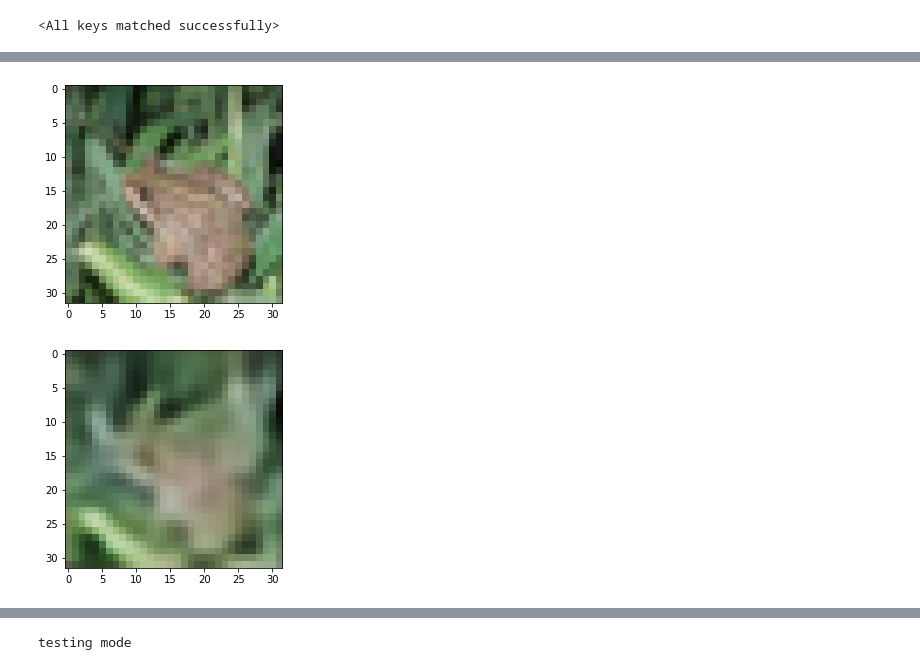
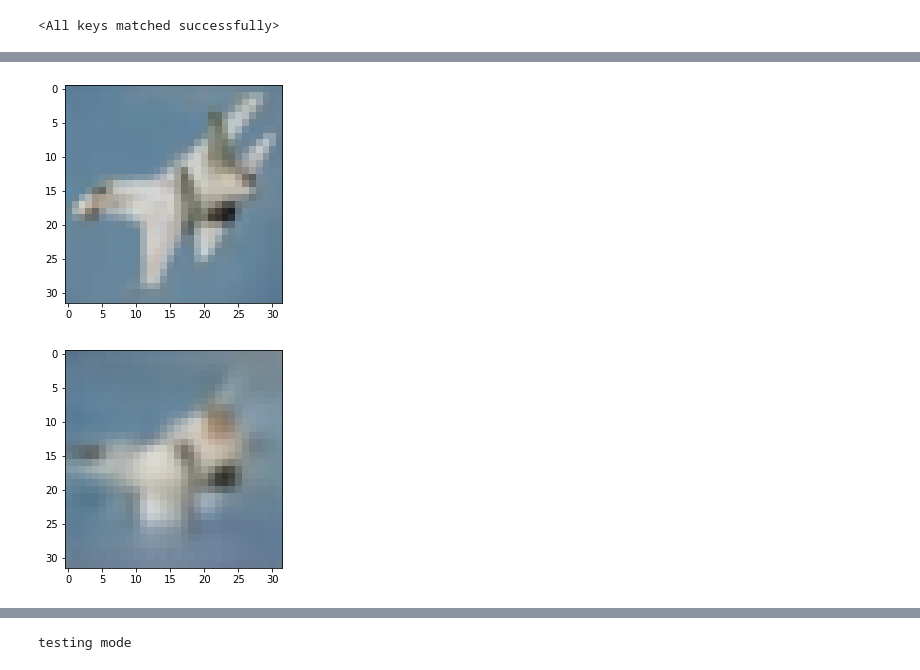
Before and after one commit to NewXericHorizon/ECE114514_Project, a Jupyter notebook: test_cifar.ipynb, the cells around one changed output, grey strips where cells are left out. Cells and saved outputs as stored; diff of their text form; code cells hidden in the pictures.

```diff
--- a/test_cifar.ipynb
+++ b/test_cifar.ipynb
@@ -193,9 +159,10 @@ def test(vae_model, c_model, source_model, channel=128, lr=0.01, num=50):
 source_model = WideResNet().to(device)
 # source_model_path = './blackbox_pgd_model/model-wideres-epoch76.pt'
 vae_model = wide_VAE(zDim=256, channel=[16,80,160]).to(device)
-c_model = classifier(input_dim = 160).to(device)
-vae_model_path = './model-checkpoint/cifar-vae-model-130.pt'
-c_model_path = './model-checkpoint/cifar-c-model-130.pt'
+c_model = classifier(input_dim = 160, channel=[160, 256]).to(device)
+
+vae_model_path = './model-checkpoint/cifar-vae-model-100.pt'
+c_model_path = './model-checkpoint/cifar-c-model-100.pt'
 # source_model.load_state_dict(torch.load(source_model_path))
 vae_model.load_state_dict(torch.load(vae_model_path))
 c_model.load_state_dict(torch.load(c_model_path))
@@ -210,4 +177,4 @@ def show_image(x, idx):
     fig = plt.figure()
     plt.imshow(transforms.ToPILImage()(x[idx]))
 # %%
-logit, logit_adv,logit_nat_new, logit_adv_new, target,x,x_new,x_adv,x_adv_new = test(vae_model, c_model, source_model, channel=160, lr=0.01, num=100)
+logit, logit_adv,logit_nat_new, logit_adv_new, target,x,x_new,x_adv,x_adv_new = test(vae_model, c_model, source_model, channel=160, lr=0.01, num=200)
@@ -247,13 +215,16 @@ tensor([-16.4618, -28.0625, -12.7587,  -7.7066,  -6.6621,  18.3913, -14.4558,
        grad_fn=<SelectBackward0>)
 # %%
+for data, target in test_loader:
+    x = data.to(device)
+    break
 x_hat,_,_,x_ = vae_model(x)
 # %%
-idex = 4
-show_image(x, idx=idex)
+idx = 10
+show_image(x, idx=idx)
 # %% [output]
-[figure, old version]
+[figure, new version]
 # %%
-show_image(x_hat, idx=idex)
+show_image(x_hat, idx=idx)
 # %% [output]
-[figure, old version]
+[figure, new version]
 # %%
```
Also changed, not shown: parts of 10 cells of this notebook, 4 other files.
